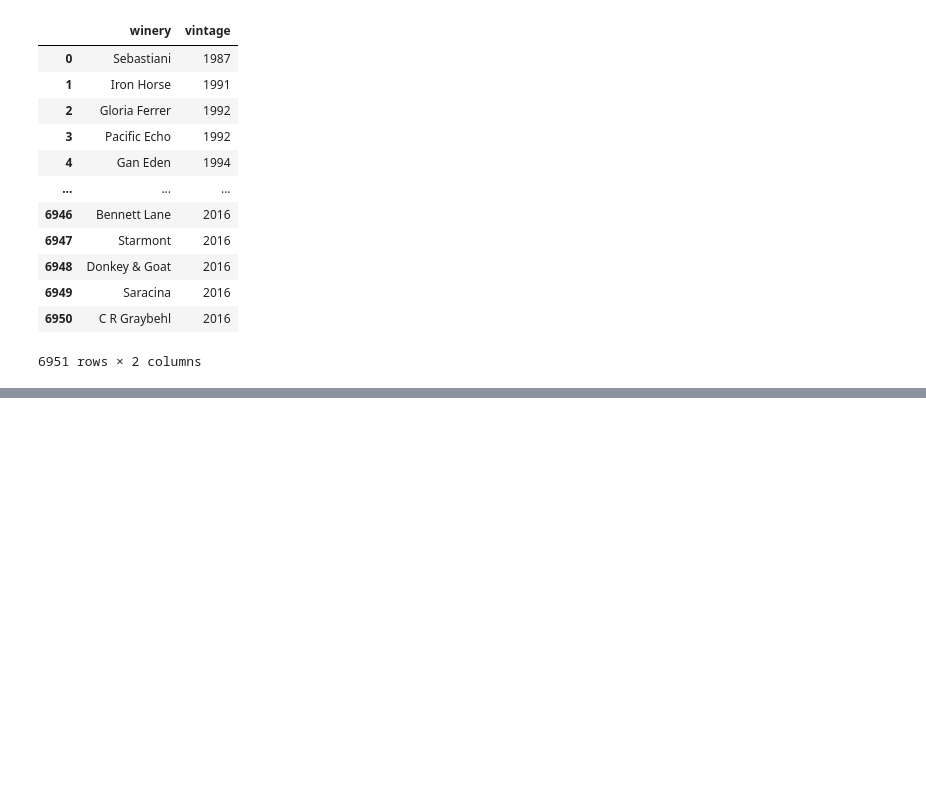
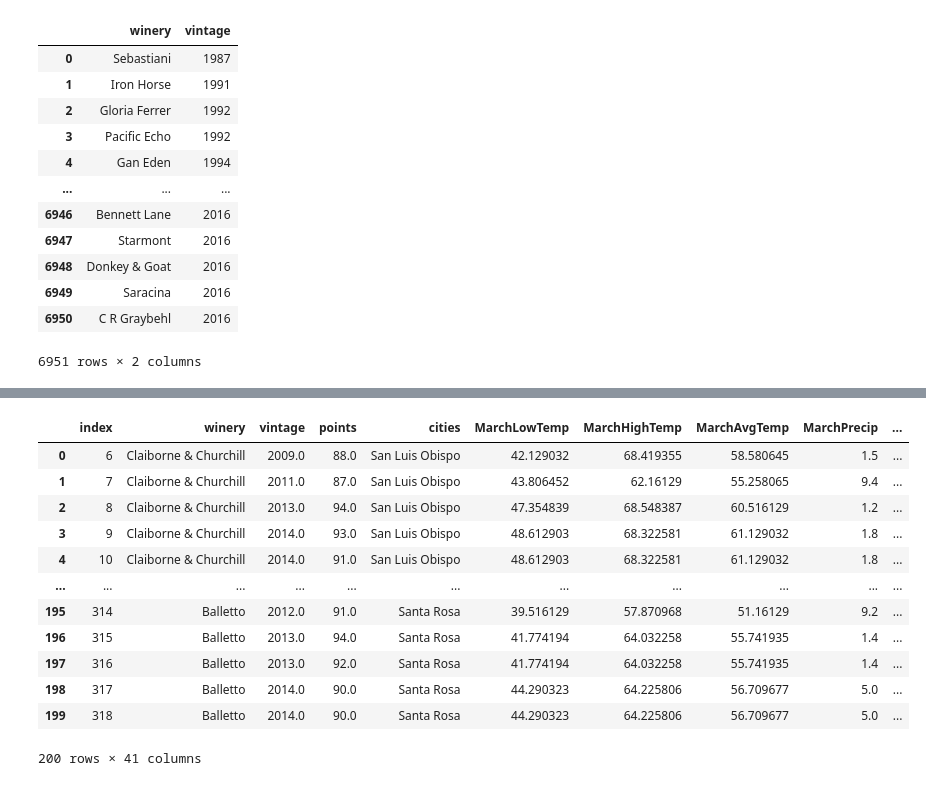
Before and after one commit to TempestCampbell/Machine-Learning-Project, a Jupyter notebook: WeatherDataPull/WeatherPull.ipynb, the cells around one changed output, grey strips where cells are left out. Saved outputs shown, nothing was run; the diff lists cells and outputs as text; code cells hidden in the pictures; blank space fills up the shorter version.

```diff
--- a/WeatherDataPull/WeatherPull.ipynb
+++ b/WeatherDataPull/WeatherPull.ipynb
@@ -174,0 +232,32 @@ KeyboardInterrupt: Interrupted by user
+# %%
+def getWeatherData(year, city, month):
+    year=int(year)
+    cityNew=f'{city}, CA'
+    monthDays={"March":31,"April":30,"May":31,"June":30,"July":31,"August":31}
+    monthNum={"March":'03',"April":'04',"May":'05',"June":'06',"July":'07',"August":'08'}
+    startDate=f'{year}-{monthNum[month]}-01'
+    endDate=f'{year}-{monthNum[month]}-{monthDays[month]}'
+    apiKey='d20bc43719714d2a9a410907210203'
+    apiURL=f'http://api.worldweatheronline.com/premium/v1/past-weather.ashx?key={apiKey}&q={cityNew}&format=json&date={startDate}&enddate={endDate}&tp=24'
+    weather = requests.get(apiURL).json()
+    precip=0
+    tempLow=0
+    tempHigh=0
+    tempAvg=0
+    cloudiness=0
+    humidity=0
+    for x in range(0,monthDays[month]):
+        try:
+            tempHigh+=int(weather['data']['weather'][x]['maxtempF'])
+            tempLow+=int(weather['data']['weather'][x]['mintempF'])
+            tempAvg+=int(weather['data']['weather'][x]['avgtempF'])
+            precip+=float(weather['data']['weather'][x]['hourly'][0]['precipInches'])
+            humidity+=int(weather['data']['weather'][x]['hourly'][0]['humidity'])
+            cloudiness+=int(weather['data']['weather'][x]['hourly'][0]['cloudcover'])
+        except:
+            print(f'Error at month: {x}, for {city} and {year}')
+    returnData=[tempHigh/monthDays[month],tempLow/monthDays[month],tempAvg/monthDays[month],precip,humidity/monthDays[month],cloudiness/monthDays[month]]
+    return returnData
+# %%
+uniqueVintCity=pd.merge(wineVint, testerData, on = "winery", how = "inner")
+uniqueVintCity
@@ -174,0 +278,5 @@ KeyboardInterrupt: Interrupted by user
+# %%
+# drop any rows with no cities information
+uniqueVintCity = uniqueVintCity.dropna(subset=['cities'])
+uniqueVintCity.drop(columns=['Unnamed: 0'], inplace=True)
+uniqueVintCity
@@ -174,0 +355,2 @@ KeyboardInterrupt: Interrupted by user
+# %%
+uniqueVintCity=uniqueVintCity.reset_index()
@@ -174,0 +433,16 @@ KeyboardInterrupt: Interrupted by user
+# %%
+uniqueVintCity.head(200)
+# %% [output]
+|  | index | winery | vintage | points | cities | MarchLowTemp | MarchHighTemp | MarchAvgTemp | MarchPrecip | ... |
+| 0 | 6 | Claiborne & Churchill | 2009.0 | 88.0 | San Luis Obispo | 42.129032 | 68.419355 | 58.580645 | 1.5 | ... |
+| 1 | 7 | Claiborne & Churchill | 2011.0 | 87.0 | San Luis Obispo | 43.806452 | 62.16129 | 55.258065 | 9.4 | ... |
+| 2 | 8 | Claiborne & Churchill | 2013.0 | 94.0 | San Luis Obispo | 47.354839 | 68.548387 | 60.516129 | 1.2 | ... |
+| 3 | 9 | Claiborne & Churchill | 2014.0 | 93.0 | San Luis Obispo | 48.612903 | 68.322581 | 61.129032 | 1.8 | ... |
+| 4 | 10 | Claiborne & Churchill | 2014.0 | 91.0 | San Luis Obispo | 48.612903 | 68.322581 | 61.129032 | 1.8 | ... |
+| ... | ... | ... | ... | ... | ... | ... | ... | ... | ... | ... |
+| 195 | 314 | Balletto | 2012.0 | 91.0 | Santa Rosa | 39.516129 | 57.870968 | 51.16129 | 9.2 | ... |
+| 196 | 315 | Balletto | 2013.0 | 94.0 | Santa Rosa | 41.774194 | 64.032258 | 55.741935 | 1.4 | ... |
+| 197 | 316 | Balletto | 2013.0 | 92.0 | Santa Rosa | 41.774194 | 64.032258 | 55.741935 | 1.4 | ... |
+| 198 | 317 | Balletto | 2014.0 | 90.0 | Santa Rosa | 44.290323 | 64.225806 | 56.709677 | 5.0 | ... |
+| 199 | 318 | Balletto | 2014.0 | 90.0 | Santa Rosa | 44.290323 | 64.225806 | 56.709677 | 5.0 | ... |
+200 rows × 41 columns
```
Also changed, not shown: parts of 16 cells of this notebook, 4 other files.
